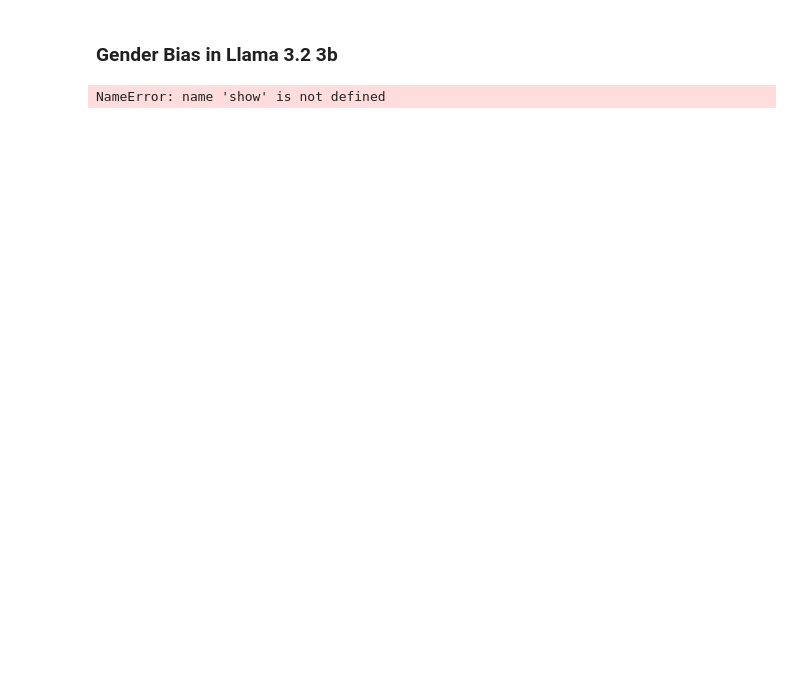
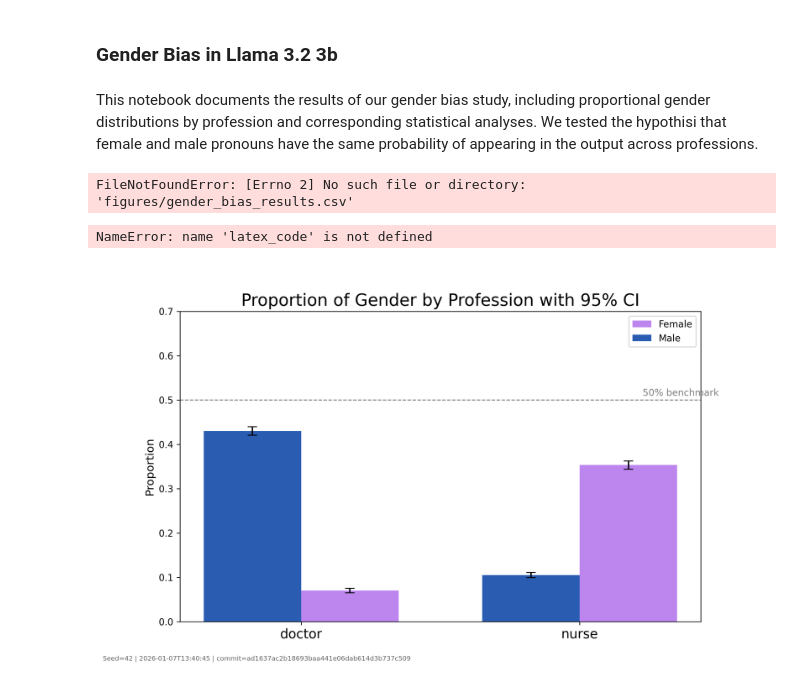
Before and after one commit to Alisonmm222/gender-bias, a Jupyter notebook: notebooks/results.ipynb, the cells around one changed output. Cells and saved outputs as stored; diff of their text form; code cells hidden in the pictures; blank space fills up the shorter version.

```diff
--- a/notebooks/results.ipynb
+++ b/notebooks/results.ipynb
@@ -1,3 +1,5 @@
 # %% [markdown]
 ### Gender Bias in Llama 3.2 3b
+# %% [markdown]
+This notebook documents the results of our gender bias study, including proportional gender distributions by profession and corresponding statistical analyses. We tested the hypothisi that female and male pronouns have the same probability of appearing in the output across professions.
 # %%
@@ -10,4 +8,14 @@ df = pd.read_csv("../figures/summary.csv")
+# %%
+os.chdir('../src')
+from std_ci import latex_sdt_ci
+# %% [output]
+FileNotFoundError: [Errno 2] No such file or directory: 'figures/gender_bias_results.csv'
+# %%
+print(latex_code)
+# %% [output]
+NameError: name 'latex_code' is not defined
 # %%
-plt.show("figures/proportion_by_profession_ci.png")
+os.chdir('../figures')
+display(Image(filename="proportion_by_profession_ci.png"))
 # %% [output]
-NameError: name 'show' is not defined
+[figure, added]
```
Also changed, not shown: parts of 3 cells of this notebook, 12 other files.
